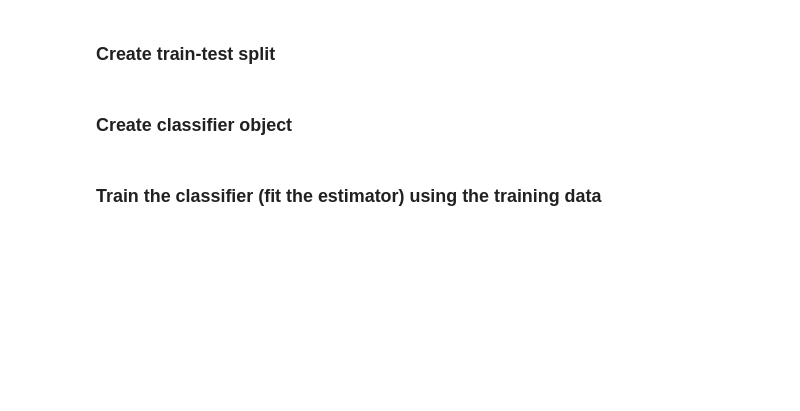
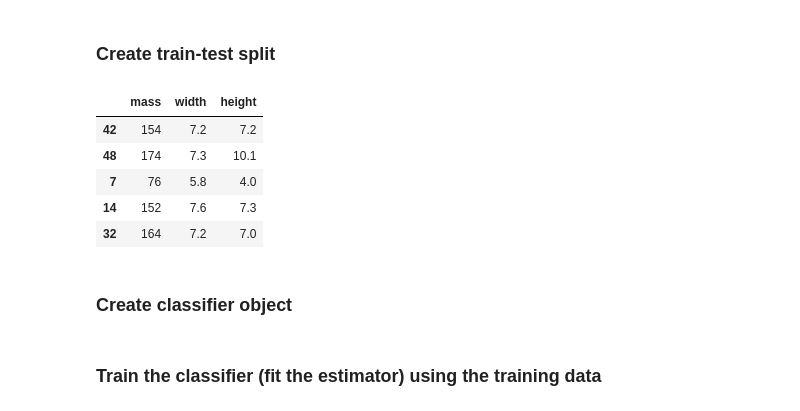
Before and after one commit to dan714/adobe-ml, a Jupyter notebook: src/week1/Module 1.ipynb, the cells around one changed output. Drawn from its saved outputs; the diff is of its cells as text; code cells hidden in the pictures; blank space fills up the shorter version.

```diff
--- a/src/week1/Module 1.ipynb
+++ b/src/week1/Module 1.ipynb
@@ -59,10 +68,18 @@ plt.show()
 # %%
 # For this example, we use the mass, width, and height features of each fruit instance
 X = fruits[['mass', 'width', 'height']]
 y = fruits['fruit_label']
 
 # default is 75% / 25% train-test split
 X_train, X_test, y_train, y_test = train_test_split(X, y, random_state=0)
+X_train.head()
+# %% [output]
+|  | mass | width | height |
+| 42 | 154 | 7.2 | 7.2 |
+| 48 | 174 | 7.3 | 10.1 |
+| 7 | 76 | 5.8 | 4.0 |
+| 14 | 152 | 7.6 | 7.3 |
+| 32 | 164 | 7.2 | 7.0 |
 # %% [markdown]
 ### Create classifier object
 # %%
```
Also changed, not shown: parts of 9 cells of this notebook, 1 other file.
